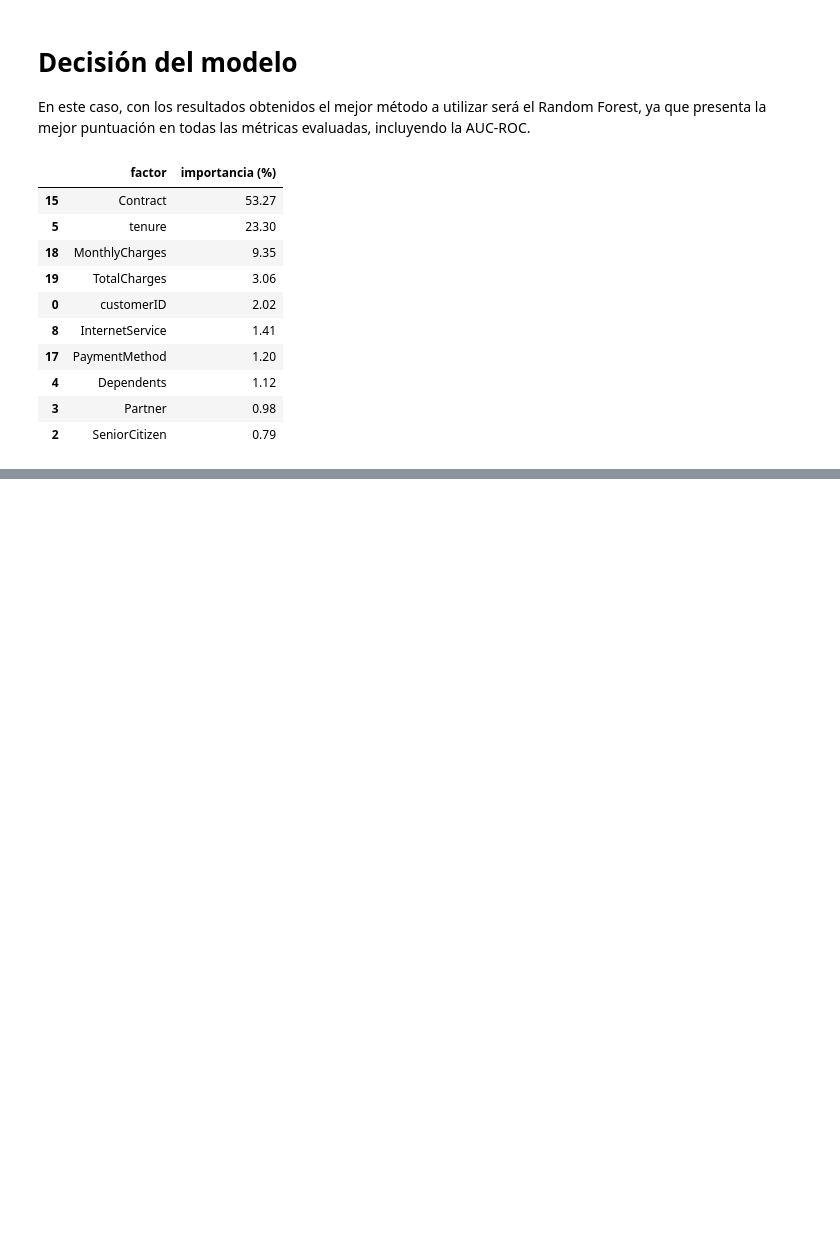
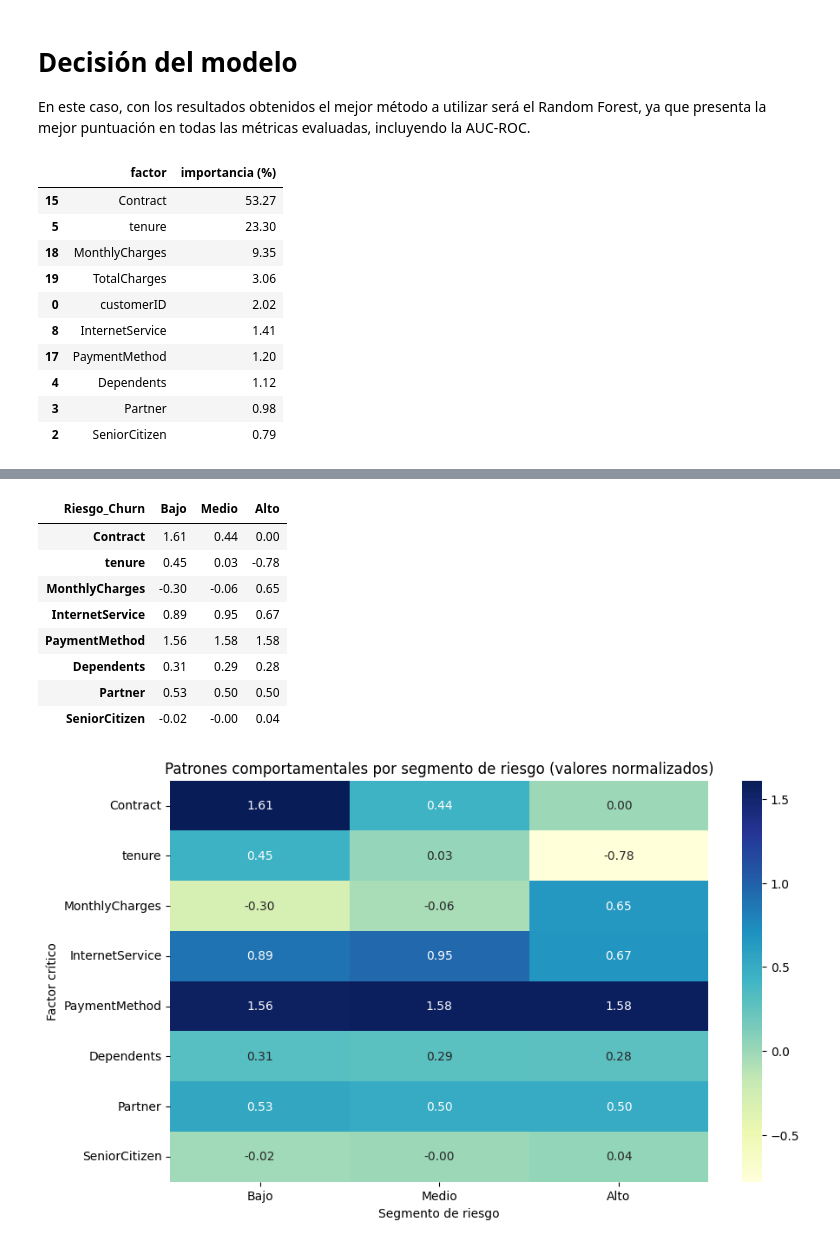
Before and after one commit to frankliramos/Portafolio, a Jupyter notebook: Telco esp.ipynb, the cells around one changed output, grey strips where cells are left out. Drawn from its saved outputs; the diff is of its cells as text; code cells hidden in the pictures; blank space fills up the shorter version.

```diff
--- a/Telco esp.ipynb
+++ b/Telco esp.ipynb
@@ -351,0 +382,28 @@ display(top_10_factores)
+# %%
+# Análisis de patrones comportamentales en los clientes
+
+# Excluir columnas irrelevantes si aparecen en los factores
+factores = [f for f in top_10_factores['factor'].tolist() if f not in ['customerID', 'TotalCharges']]
+
+# Calcular la media de los factores críticos por segmento de riesgo (sin multiplicar por 100 si están normalizados)
+comportamiento_df = df.groupby('Riesgo_Churn')[factores].mean().T.round(2)
+display(comportamiento_df)
+
+# Visualizar los patrones comportamentales
+plt.figure(figsize=(10, 6))
+sns.heatmap(comportamiento_df, annot=True, cmap='YlGnBu', fmt='.2f')
+plt.title('Patrones comportamentales por segmento de riesgo (valores normalizados)')
+plt.ylabel('Factor crítico')
+plt.xlabel('Segmento de riesgo')
+plt.show()
+# %% [output]
+| Riesgo_Churn | Bajo | Medio | Alto |
+| Contract | 1.61 | 0.44 | 0.00 |
+| tenure | 0.45 | 0.03 | -0.78 |
+| MonthlyCharges | -0.30 | -0.06 | 0.65 |
+| InternetService | 0.89 | 0.95 | 0.67 |
+| PaymentMethod | 1.56 | 1.58 | 1.58 |
+| Dependents | 0.31 | 0.29 | 0.28 |
+| Partner | 0.53 | 0.50 | 0.50 |
+| SeniorCitizen | -0.02 | -0.00 | 0.04 |
+[figure, added]
```
Also changed, not shown: parts of 7 cells of this notebook.
